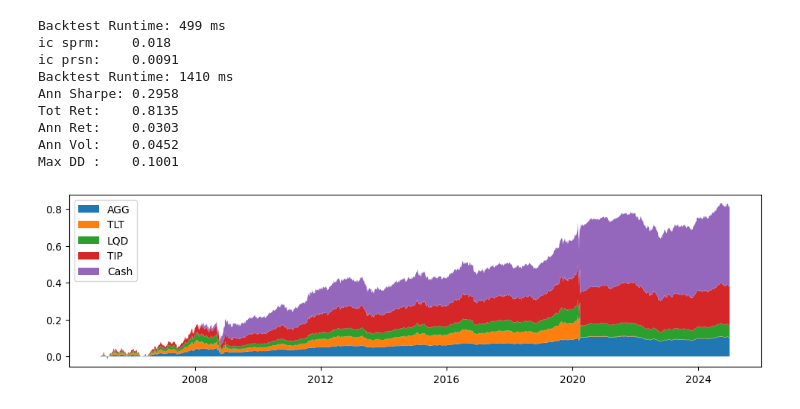
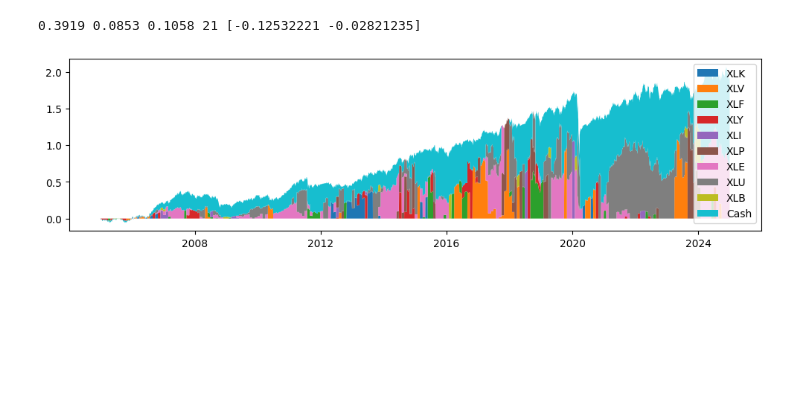
Before and after one commit to codezart44/portfolio-opt, a Jupyter notebook: src/popt/test.ipynb, the cells around one changed output. Drawn from its saved outputs; the diff is of its cells as text; code cells hidden in the pictures; blank space fills up the shorter version.

```diff
--- a/src/popt/test.ipynb
+++ b/src/popt/test.ipynb
@@ -26,15 +27,15 @@ from popt.backtest.modules.simulator import BacktestSimulator, wealth_plot
 from popt.backtest.modules.riskmodel import RiskModel
 # %%
 fctr = ["SPY"]
-ETF_CATEGORY = bond
+ETF_CATEGORY = sect
 
 TARGET = "mom_1m"
-REGRESS = False   # NOTE NOTE NOTE NOTE NOTE NOTE NOTE NOTE NOTE NOTE NOTE NOTE
-Z_SCALE = False
+REGRESS = True   # NOTE NOTE NOTE NOTE NOTE NOTE NOTE NOTE NOTE NOTE NOTE NOTE
+Z_SCALE = True
 
 LOOKBACK = _1Y
 HALFLIFE = np.inf
-GAMMA = 100
+GAMMA = 1
 
 FIRST_DATE = "2005-01-03"
 FINAL_DATE = "2024-12-31"
@@ -65,13 +66,13 @@ fb.add_feature(name="mom_1y", regress=REGRESS, z_scale=Z_SCALE, lookback=_1Y, ca
 fb.add_feature(name="mom_2y", regress=REGRESS, z_scale=Z_SCALE, lookback=_2Y, callback=momentum)
 fb.add_feature(name="mom_3y", regress=REGRESS, z_scale=Z_SCALE, lookback=_3Y, callback=momentum)
 
-fb.add_feature(name="mom_vs_2w", regress=REGRESS, z_scale=Z_SCALE, lookback=_2W, callback=momentum_vs)
-fb.add_feature(name="mom_vs_1m", regress=REGRESS, z_scale=Z_SCALE, lookback=_1M, callback=momentum_vs)
-fb.add_feature(name="mom_vs_3m", regress=REGRESS, z_scale=Z_SCALE, lookback=_3M, callback=momentum_vs)
-fb.add_feature(name="mom_vs_6m", regress=REGRESS, z_scale=Z_SCALE, lookback=_6M, callback=momentum_vs)
-fb.add_feature(name="mom_vs_1y", regress=REGRESS, z_scale=Z_SCALE, lookback=_1Y, callback=momentum_vs)
-fb.add_feature(name="mom_vs_2y", regress=REGRESS, z_scale=Z_SCALE, lookback=_2Y, callback=momentum_vs)
-fb.add_feature(name="mom_vs_3y", regress=REGRESS, z_scale=Z_SCALE, lookback=_3Y, callback=momentum_vs)
+fb.add_feature(name="mvs_2w", regress=REGRESS, z_scale=Z_SCALE, lookback=_2W, callback=momentum_vs)
+fb.add_feature(name="mvs_1m", regress=REGRESS, z_scale=Z_SCALE, lookback=_1M, callback=momentum_vs)
+fb.add_feature(name="mvs_3m", regress=REGRESS, z_scale=Z_SCALE, lookback=_3M, callback=momentum_vs)
+fb.add_feature(name="mvs_6m", regress=REGRESS, z_scale=Z_SCALE, lookback=_6M, callback=momentum_vs)
+fb.add_feature(name="mvs_1y", regress=REGRESS, z_scale=Z_SCALE, lookback=_1Y, callback=momentum_vs)
+fb.add_feature(name="mvs_2y", regress=REGRESS, z_scale=Z_SCALE, lookback=_2Y, callback=momentum_vs)
+fb.add_feature(name="mvs_3y", regress=REGRESS, z_scale=Z_SCALE, lookback=_3Y, callback=momentum_vs)
 
 fb.add_feature(name="mdd_2w", regress=REGRESS, z_scale=Z_SCALE, lookback=_2W, callback=drawdown)
 fb.add_feature(name="mdd_1m", regress=REGRESS, z_scale=Z_SCALE, lookback=_1M, callback=drawdown)
@@ -109,51 +115,49 @@ fb.consolidate()
 # %%
-fv = FeatureView(fb, target=TARGET, subset=["skw_1m", "mom_1m"])
+# "skw_1m", "mom_1m"
+
+
+fv = FeatureView(fb, target=TARGET, subset=["mom_3y", "mom_1m"])
 
 rr = RidgeRanker(lookback=LOOKBACK, halflife=HALFLIFE, gamma=GAMMA)
 asim = AlphaSimulator(fv)
-asim.run(predictor=rr, verbose=True, permute=False)
+asim.run(predictor=rr, permute=False, verbose=False)
 alpha = asim.get_alpha(universe, cheat=False, rank=False)
+
+spearm = np.round(np.nanmean(asim.ic_spearman), decimals=4)
+pearsn = np.round(np.nanmean(asim.ic_pearson), decimals=4)
 
 # alpha[:] = 1.0
 # alpha[:] = np.random.random(alpha.shape)
 
 db = DataBuilder(
     universe=rd.columns,
     first_date=FIRST_DATE,
     final_date=FINAL_DATE,
     alpha=alpha,
     rd=rd,
     rf=rf,
     riskmodel=riskmodel,
     rebal_freq=REBAL_FREQ,
 )
 dl = DataLoader(db=db, tickers=ETF_CATEGORY)
 m = Markowitz(
     dl=dl,
     lookahead=0,
     gamma=SPREAD,
     lev=LEVERAGE,
     w_max=0.7*np.ones(dl.N),
     vc_lim=VC_LIMIT,
 )
-bsim.run(strategy=m, verbose=True)
+bsim.run(strategy=m, verbose=False)
 
 sharpe = np.round(bsim.ann_sharpe, decimals=4)
-spearm = np.round(np.nanmean(asim.ic_spearman), decimals=4)
-pearsn = np.round(np.nanmean(asim.ic_pearson), decimals=4)
+print(sharpe, spearm, pearsn, fv.horizon, np.nanmean(asim.thetas, axis=0))
+
 # thetas = asim.thetas[:,i]
 # u_theta = np.nanmean(thetas).round(4)
 # s_theta = np.nanstd(thetas).round(4)
 
 wealth_plot(bsim)
 # %% [output]
-Backtest Runtime: 499 ms
-ic sprm:    0.018
-ic prsn:    0.0091
-Backtest Runtime: 1410 ms
-Ann Sharpe: 0.2958
-Tot Ret:    0.8135
-Ann Ret:    0.0303
-Ann Vol:    0.0452
-Max DD :    0.1001
+0.3919 0.0853 0.1058 21 [-0.12532221 -0.02821235]
-[figure, old version]
+[figure, new version]
```
Also changed, not shown: parts of 13 cells of this notebook, 12 other files.
